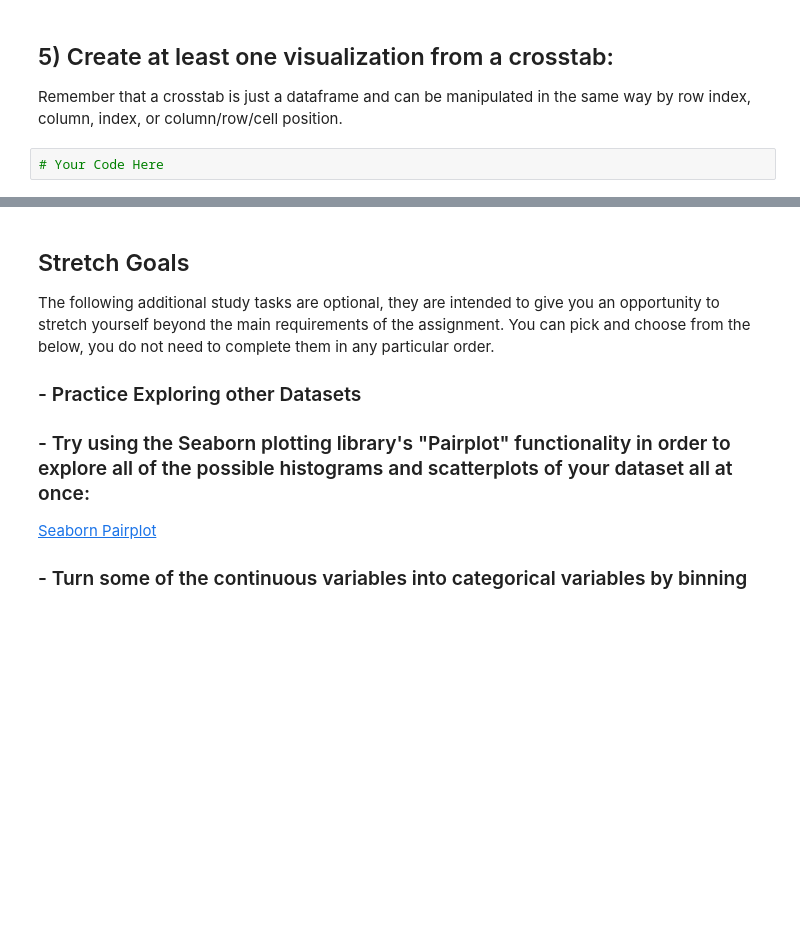
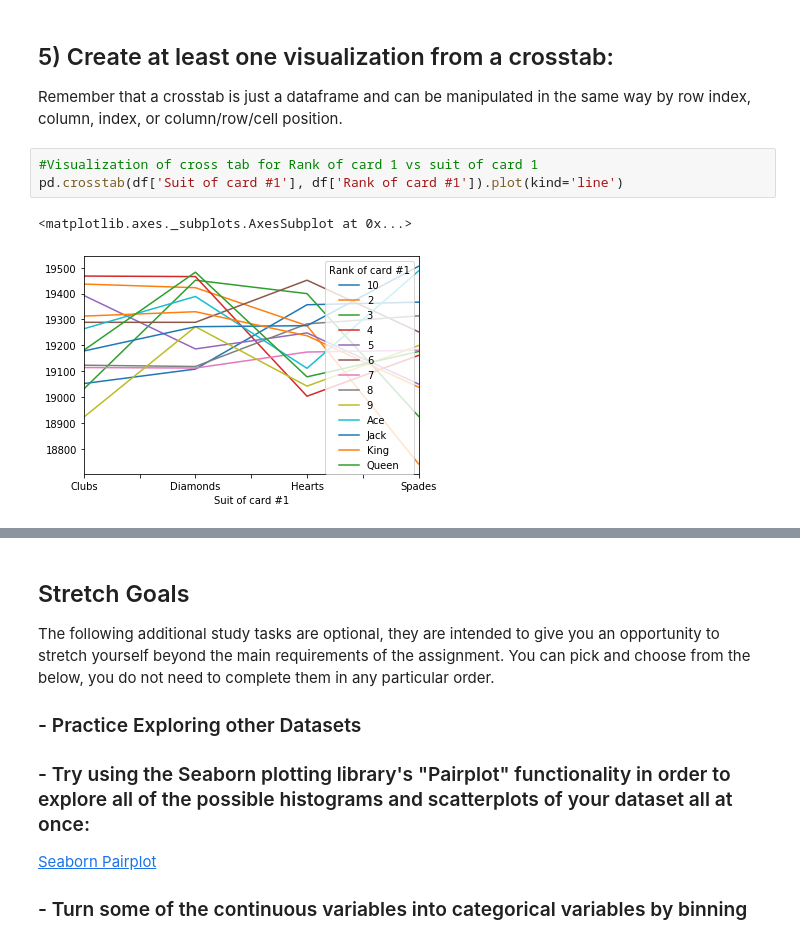
Before and after one commit to bloominstituteoftechnology/DS-Unit-1-Sprint-1-Data-Wrangling-and-Storytelling, a Jupyter notebook: module1-exploratory-data-analysis/LS_DS_111_Exploratory_Data_Analysis_Assignment.ipynb, the cells around one changed output, grey strips where cells are left out. Drawn from its saved outputs; the diff is of its cells as text; blank space fills up the shorter version.

```diff
--- a/module1-exploratory-data-analysis/LS_DS_111_Exploratory_Data_Analysis_Assignment.ipynb
+++ b/module1-exploratory-data-analysis/LS_DS_111_Exploratory_Data_Analysis_Assignment.ipynb
@@ -325,5 +325,9 @@ df_fire.plot.scatter('area', 'month')
 ## 5) Create at least one visualization from a crosstab:
 
 Remember that a crosstab is just a dataframe and can be manipulated in the same way by row index, column, index, or column/row/cell position.
-# %%
-# Your Code Here
+# %%
+#Visualization of cross tab for Rank of card 1 vs suit of card 1
+pd.crosstab(df['Suit of card #1'], df['Rank of card #1']).plot(kind='line')
+# %% [output]
+<matplotlib.axes._subplots.AxesSubplot at 0x...>
+[figure, added]
```
Also changed, not shown: parts of 3 cells of this notebook.
